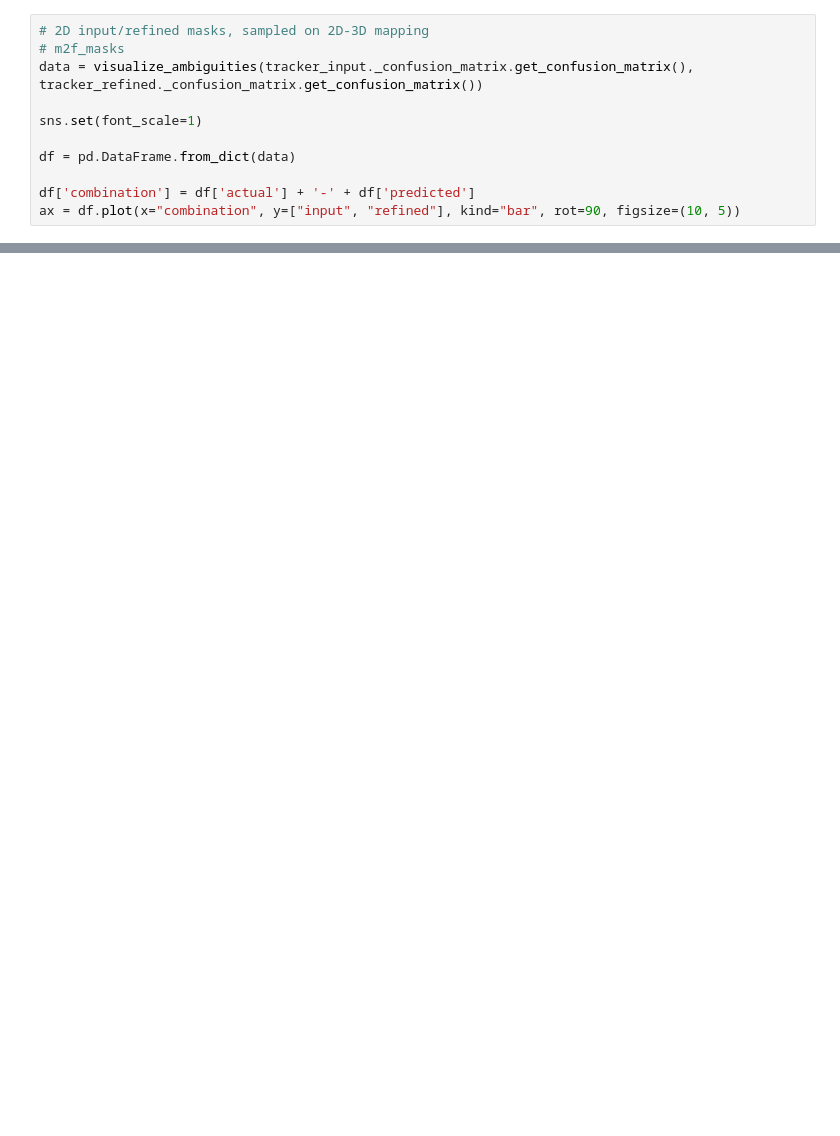
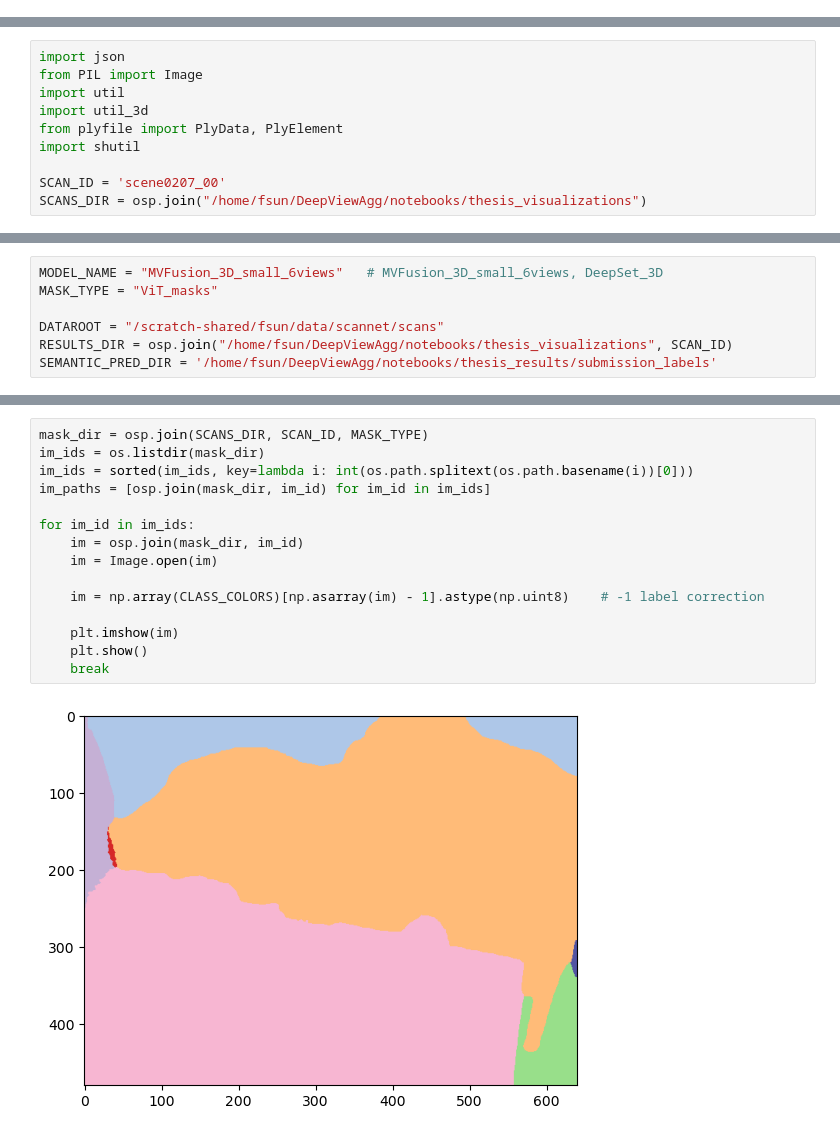
Before and after one commit to fsun2000/DeepViewAgg, a Jupyter notebook: notebooks/thesis_visualizations/visualization.ipynb, the cells around one changed output, grey strips where cells are left out. Cells and saved outputs as stored; diff of their text form; blank space fills up the shorter version.

```diff
--- a/notebooks/thesis_visualizations/visualization.ipynb
+++ b/notebooks/thesis_visualizations/visualization.ipynb
@@ -363,11 +0,0 @@ label-filt-scannet20
-# %%
-# 2D input/refined masks, sampled on 2D-3D mapping
-# m2f_masks
-data = visualize_ambiguities(tracker_input._confusion_matrix.get_confusion_matrix(), tracker_refined._confusion_matrix.get_confusion_matrix())
-
-sns.set(font_scale=1)
-
-df = pd.DataFrame.from_dict(data)
-
-df['combination'] = df['actual'] + '-' + df['predicted']
-ax = df.plot(x="combination", y=["input", "refined"], kind="bar", rot=90, figsize=(10, 5))
@@ -536,0 +298,10 @@ compare_iou_distribution(model_names, scores, title='ViT-Adapter')
+# %%
+import json
+from PIL import Image
+import util
+import util_3d
+from plyfile import PlyData, PlyElement
+import shutil
+
+SCAN_ID = 'scene0207_00'
+SCANS_DIR = osp.join("/home/fsun/DeepViewAgg/notebooks/thesis_visualizations")
@@ -536,0 +375,7 @@ compare_iou_distribution(model_names, scores, title='ViT-Adapter')
+# %%
+MODEL_NAME = "MVFusion_3D_small_6views"   # MVFusion_3D_small_6views, DeepSet_3D
+MASK_TYPE = "ViT_masks"
+
+DATAROOT = "/scratch-shared/fsun/data/scannet/scans"
+RESULTS_DIR = osp.join("/home/fsun/DeepViewAgg/notebooks/thesis_visualizations", SCAN_ID)
+SEMANTIC_PRED_DIR = '/home/fsun/DeepViewAgg/notebooks/thesis_results/submission_labels'
@@ -536,0 +450,17 @@ compare_iou_distribution(model_names, scores, title='ViT-Adapter')
+# %%
+mask_dir = osp.join(SCANS_DIR, SCAN_ID, MASK_TYPE)
+im_ids = os.listdir(mask_dir)
+im_ids = sorted(im_ids, key=lambda i: int(os.path.splitext(os.path.basename(i))[0]))
+im_paths = [osp.join(mask_dir, im_id) for im_id in im_ids]
+
+for im_id in im_ids:
+    im = osp.join(mask_dir, im_id)
+    im = Image.open(im)
+
+    im = np.array(CLASS_COLORS)[np.asarray(im) - 1].astype(np.uint8)    # -1 label correction
+
+    plt.imshow(im)
+    plt.show()
+    break
+# %% [output]
+[figure, added]
```
Also changed, not shown: parts of 43 cells of this notebook, 15 other files.
